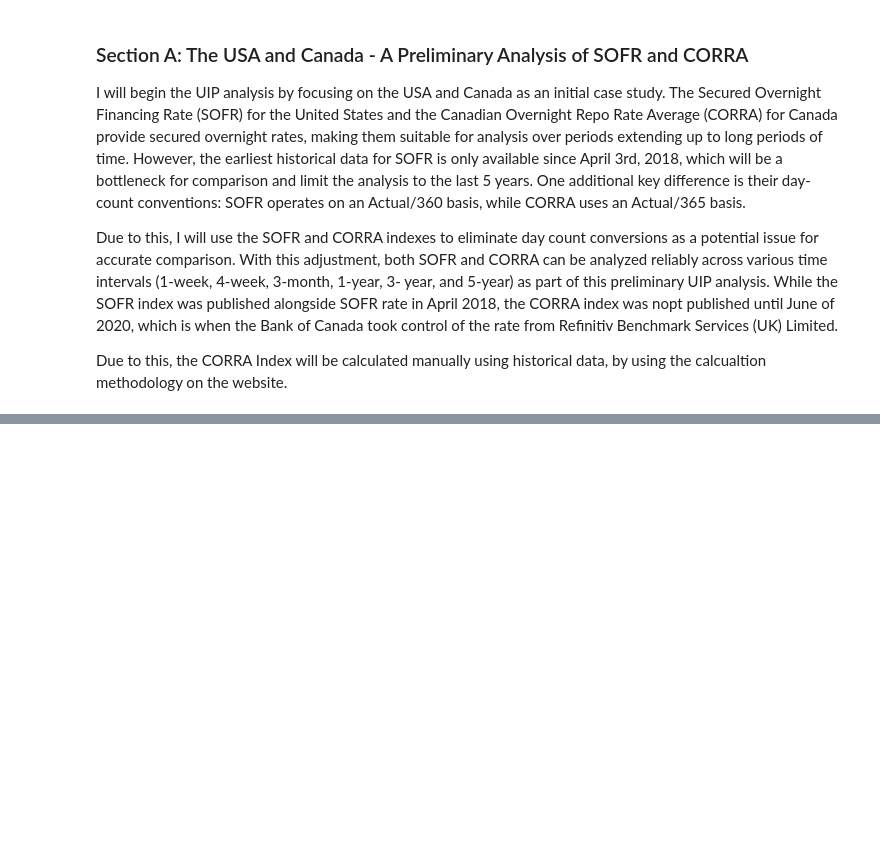
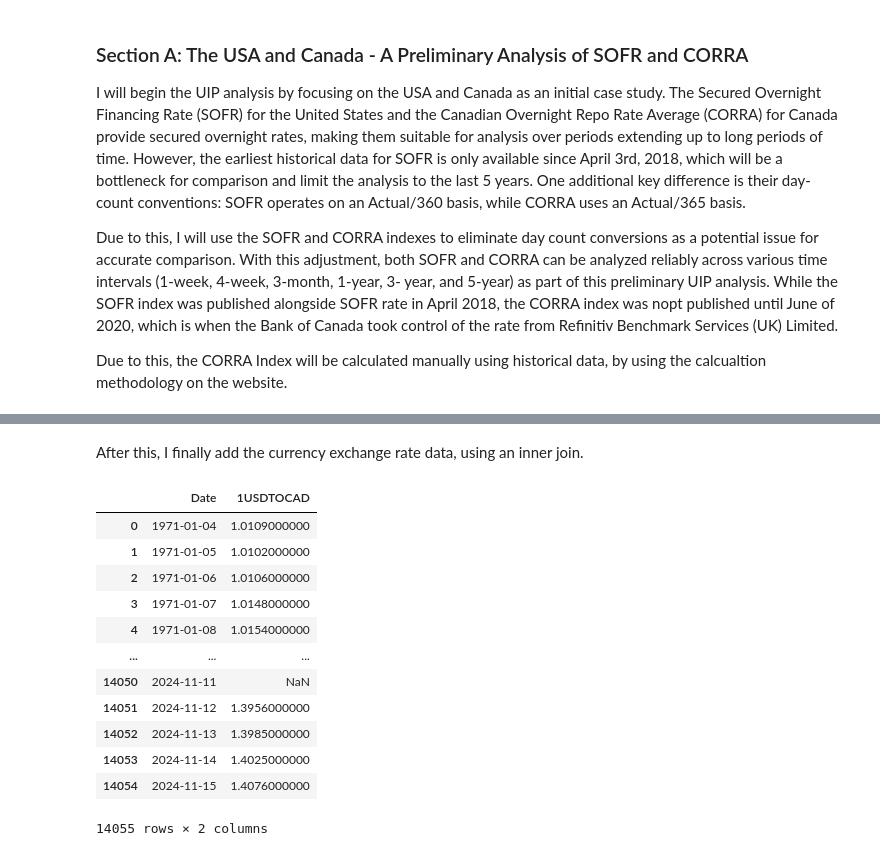
Before and after one commit to danialramzan/uncovered-interest-rate-parity, a Jupyter notebook: writeup.ipynb, the cells around one changed output, grey strips where cells are left out. Cells and saved outputs as stored; diff of their text form; code cells hidden in the pictures; blank space fills up the shorter version.

```diff
--- a/writeup.ipynb
+++ b/writeup.ipynb
@@ -176,0 +227,24 @@ compounded_table.head(10)
+# %% [markdown]
+After this, I finally add the currency exchange rate data, using an inner join.
+# %%
+usd_cad_fx_df = pd.read_csv('data/DEXCAUS.csv')
+
+usd_cad_fx_df["Date"] = pd.to_datetime(usd_cad_fx_df["DATE"])
+usd_cad_fx_df["1USDTOCAD"] = pd.to_numeric(usd_cad_fx_df["DEXCAUS"].replace('.', np.nan))
+usd_cad_fx_df.drop(columns=['DATE','DEXCAUS'], inplace=True)
+
+usd_cad_fx_df
+# %% [output]
+|  | Date | 1USDTOCAD |
+| 0 | 1971-01-04 | 1.0109000000 |
+| 1 | 1971-01-05 | 1.0102000000 |
+| 2 | 1971-01-06 | 1.0106000000 |
+| 3 | 1971-01-07 | 1.0148000000 |
+| 4 | 1971-01-08 | 1.0154000000 |
+| ... | ... | ... |
+| 14050 | 2024-11-11 | NaN |
+| 14051 | 2024-11-12 | 1.3956000000 |
+| 14052 | 2024-11-13 | 1.3985000000 |
+| 14053 | 2024-11-14 | 1.4025000000 |
+| 14054 | 2024-11-15 | 1.4076000000 |
+14055 rows × 2 columns
```
Also changed, not shown: parts of 13 cells of this notebook.
